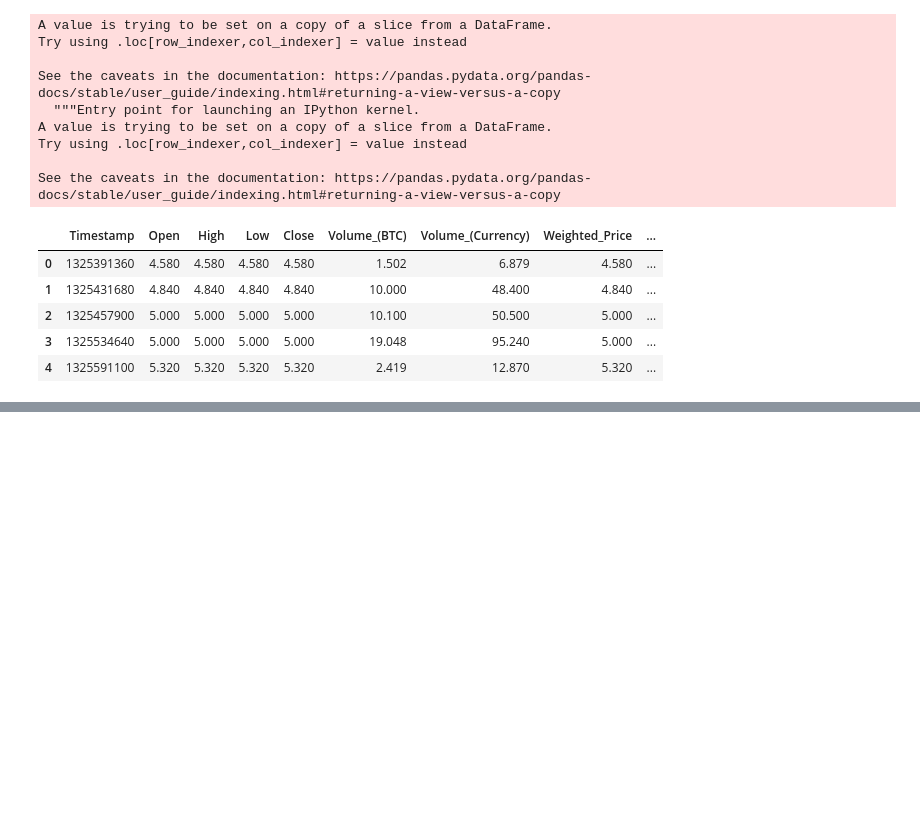
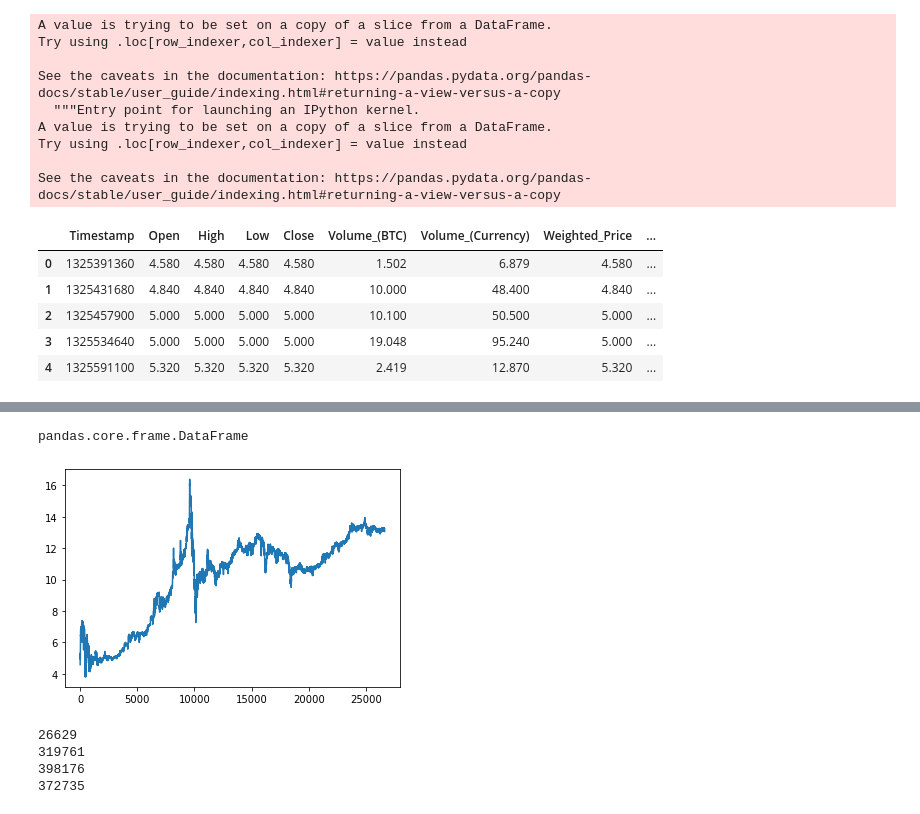
Before and after one commit to pat-tsai/BTC-historical-analysis, a Jupyter notebook: BTC_analysis/historical_analysis.ipynb, the cells around one changed output, grey strips where cells are left out. Drawn from its saved outputs; the diff is of its cells as text; code cells hidden in the pictures; blank space fills up the shorter version.

```diff
--- a/BTC_analysis/historical_analysis.ipynb
+++ b/BTC_analysis/historical_analysis.ipynb
@@ -213,5 +209,5 @@ ValueError: day is out of range for month
 # %%
-parsed_bitstamp['short_date'] = date
+parsed_bitstamp['short_date'] = short_date
 parsed_bitstamp['month_days'] = month_days
 # %% [output]
 A value is trying to be set on a copy of a slice from a DataFrame.
@@ -268,0 +373,4 @@ plt.savefig('BTC_bitstamp_trend_by_year.png', bbox_inches='tight', dpi=400) # bb
+# %%
+type(BTC2012)
+# %% [output]
+pandas.core.frame.DataFrame
@@ -268,0 +380,15 @@ plt.savefig('BTC_bitstamp_trend_by_year.png', bbox_inches='tight', dpi=400) # bb
+# %%
+plt.plot(BTC2012.index, BTC2012['Weighted_Price'])
+plt.show()
+# %% [output]
+[figure, added]
+# %%
+print(len(BTC2012.index))
+print(len(BTC2013.index))
+print(len(BTC2014.index))
+print(len(BTC2015.index))
+# %% [output]
+26629
+319761
+398176
+372735
```
Also changed, not shown: parts of 8 cells of this notebook, 1 other file.
